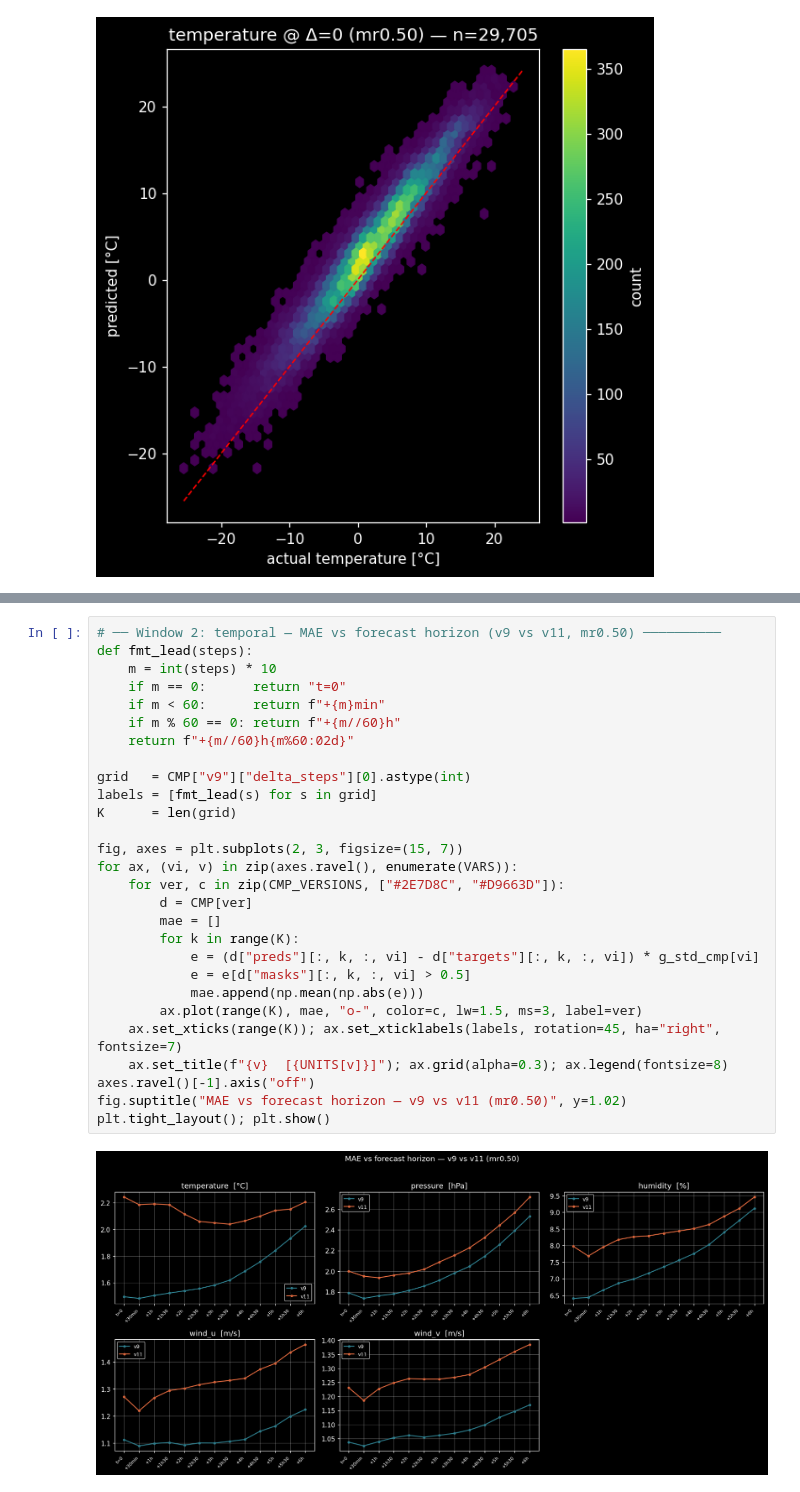
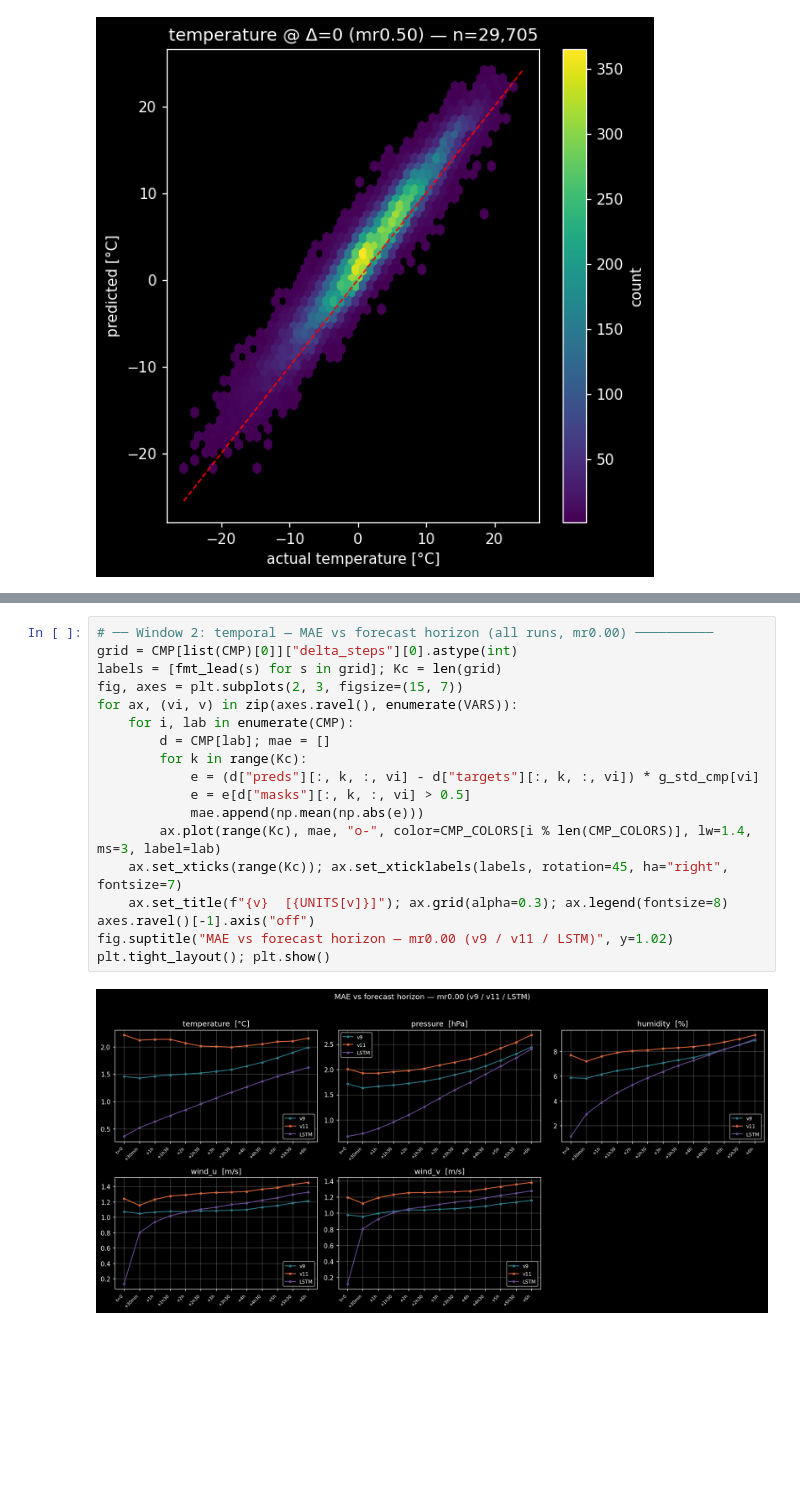
Before and after one commit to aureliedj/weather-station-model-with-transformers, a Jupyter notebook: Station MAE/Test_Results_Exploration.ipynb, the cells around one changed output, grey strips where cells are left out. Saved outputs shown, nothing was run; the diff lists cells and outputs as text; blank space fills up the shorter version.

```diff
--- a/Station MAE/Test_Results_Exploration.ipynb
+++ b/Station MAE/Test_Results_Exploration.ipynb
@@ -354,30 +389,20 @@ v9 vs v11 — mr0.50, physical units (temperature [°C], pressure [hPa], humidit
 # %%
-# ── Window 2: temporal — MAE vs forecast horizon (v9 vs v11, mr0.50) ──────────
-def fmt_lead(steps):
-    m = int(steps) * 10
-    if m == 0:      return "t=0"
-    if m < 60:      return f"+{m}min"
-    if m % 60 == 0: return f"+{m//60}h"
-    return f"+{m//60}h{m%60:02d}"
-
-grid   = CMP["v9"]["delta_steps"][0].astype(int)
-labels = [fmt_lead(s) for s in grid]
-K      = len(grid)
-
+# ── Window 2: temporal — MAE vs forecast horizon (all runs, mr0.00) ──────────
+grid = CMP[list(CMP)[0]]["delta_steps"][0].astype(int)
+labels = [fmt_lead(s) for s in grid]; Kc = len(grid)
 fig, axes = plt.subplots(2, 3, figsize=(15, 7))
 for ax, (vi, v) in zip(axes.ravel(), enumerate(VARS)):
-    for ver, c in zip(CMP_VERSIONS, ["#2E7D8C", "#D9663D"]):
-        d = CMP[ver]
-        mae = []
-        for k in range(K):
+    for i, lab in enumerate(CMP):
+        d = CMP[lab]; mae = []
+        for k in range(Kc):
             e = (d["preds"][:, k, :, vi] - d["targets"][:, k, :, vi]) * g_std_cmp[vi]
             e = e[d["masks"][:, k, :, vi] > 0.5]
             mae.append(np.mean(np.abs(e)))
-        ax.plot(range(K), mae, "o-", color=c, lw=1.5, ms=3, label=ver)
-    ax.set_xticks(range(K)); ax.set_xticklabels(labels, rotation=45, ha="right", fontsize=7)
+        ax.plot(range(Kc), mae, "o-", color=CMP_COLORS[i % len(CMP_COLORS)], lw=1.4, ms=3, label=lab)
+    ax.set_xticks(range(Kc)); ax.set_xticklabels(labels, rotation=45, ha="right", fontsize=7)
     ax.set_title(f"{v}  [{UNITS[v]}]"); ax.grid(alpha=0.3); ax.legend(fontsize=8)
 axes.ravel()[-1].axis("off")
-fig.suptitle("MAE vs forecast horizon — v9 vs v11 (mr0.50)", y=1.02)
+fig.suptitle("MAE vs forecast horizon — mr0.00 (v9 / v11 / LSTM)", y=1.02)
 plt.tight_layout(); plt.show()
 # %% [output]
-[figure, old version]
+[figure, new version]
```
Also changed, not shown: parts of 4 cells of this notebook, 5 other files.
